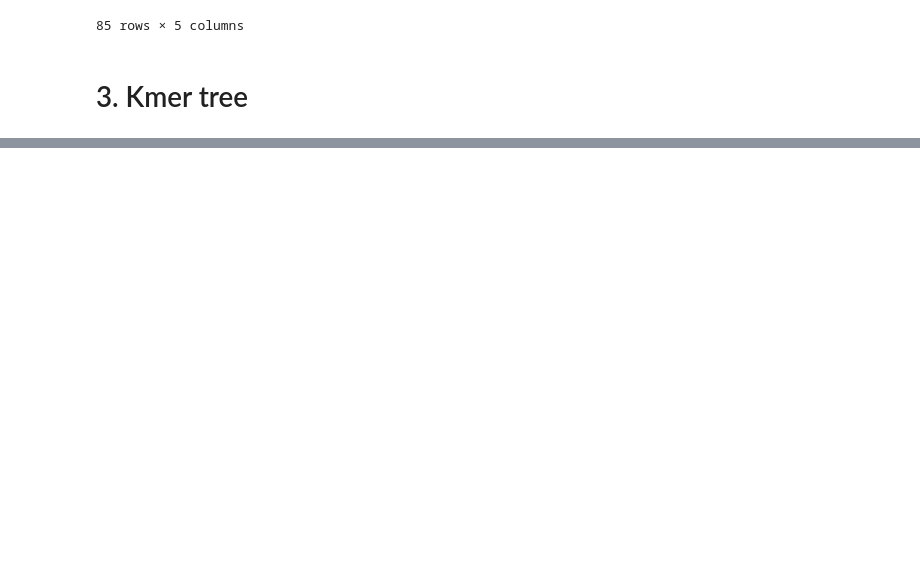
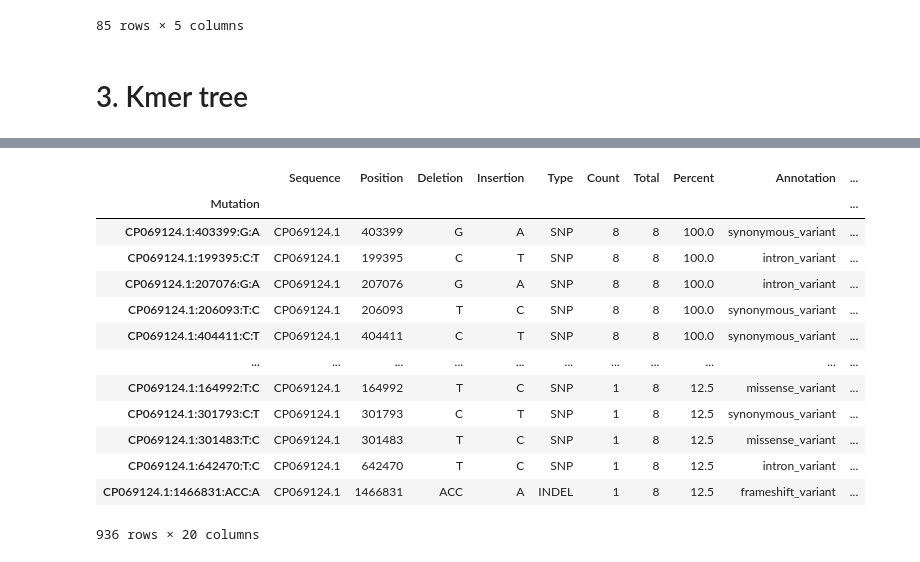
Before and after one commit to apetkau/genomics-data-index-evaluation-manuscript, a Jupyter notebook: evaluations/reads/3-compare-results.ipynb, the cells around one changed output, grey strips where cells are left out. Cells and saved outputs as stored; diff of their text form; code cells hidden in the pictures; blank space fills up the shorter version.

```diff
--- a/evaluations/reads/3-compare-results.ipynb
+++ b/evaluations/reads/3-compare-results.ipynb
@@ -89,0 +146,17 @@ scores_outbreak
+# %%
+t.isa('outgroup_0810PADBR-1', isa_column='outbreak', kind='dataframe').features_summary(selection='unique').sort_values('Count', ascending=False)
+# %% [output]
+|  | Sequence | Position | Deletion | Insertion | Type | Count | Total | Percent | Annotation | ... |
+| Mutation |  |  |  |  |  |  |  |  |  | ... |
+| CP069124.1:403399:G:A | CP069124.1 | 403399 | G | A | SNP | 8 | 8 | 100.0 | synonymous_variant | ... |
+| CP069124.1:199395:C:T | CP069124.1 | 199395 | C | T | SNP | 8 | 8 | 100.0 | intron_variant | ... |
+| CP069124.1:207076:G:A | CP069124.1 | 207076 | G | A | SNP | 8 | 8 | 100.0 | intron_variant | ... |
+| CP069124.1:206093:T:C | CP069124.1 | 206093 | T | C | SNP | 8 | 8 | 100.0 | synonymous_variant | ... |
+| CP069124.1:404411:C:T | CP069124.1 | 404411 | C | T | SNP | 8 | 8 | 100.0 | synonymous_variant | ... |
+| ... | ... | ... | ... | ... | ... | ... | ... | ... | ... | ... |
+| CP069124.1:164992:T:C | CP069124.1 | 164992 | T | C | SNP | 1 | 8 | 12.5 | missense_variant | ... |
+| CP069124.1:301793:C:T | CP069124.1 | 301793 | C | T | SNP | 1 | 8 | 12.5 | synonymous_variant | ... |
+| CP069124.1:301483:T:C | CP069124.1 | 301483 | T | C | SNP | 1 | 8 | 12.5 | missense_variant | ... |
+| CP069124.1:642470:T:C | CP069124.1 | 642470 | T | C | SNP | 1 | 8 | 12.5 | intron_variant | ... |
+| CP069124.1:1466831:ACC:A | CP069124.1 | 1466831 | ACC | A | INDEL | 1 | 8 | 12.5 | frameshift_variant | ... |
+936 rows × 20 columns
```
Also changed, not shown: parts of 14 cells of this notebook, 1 other file.
